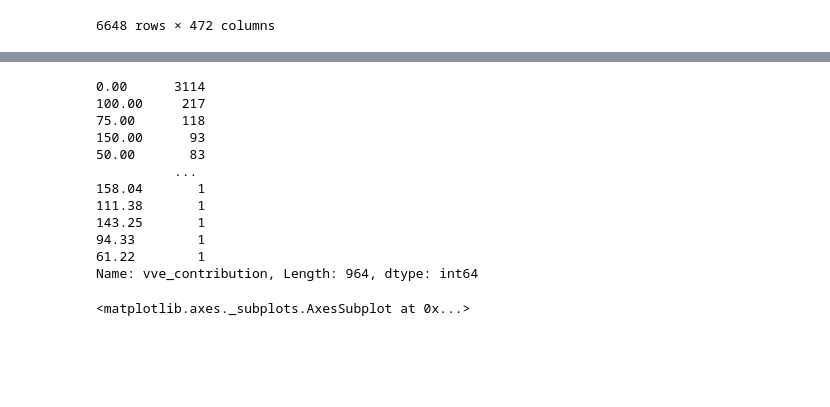
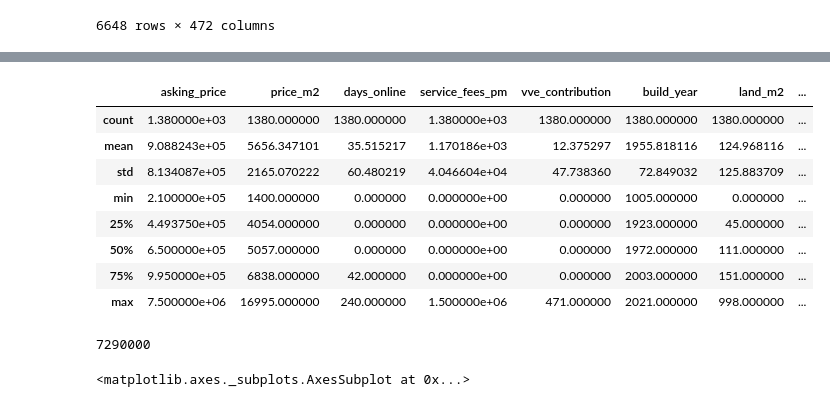
Before and after one commit to therinz/dutch-housing, a Jupyter notebook: notebooks/explore_data.ipynb, the cells around one changed output, grey strips where cells are left out. Saved outputs shown, nothing was run; the diff lists cells and outputs as text; code cells hidden in the pictures; blank space fills up the shorter version.

```diff
--- a/notebooks/explore_data.ipynb
+++ b/notebooks/explore_data.ipynb
@@ -142,13 +142,3 @@ a
 | 8045 | Wijsmullerstraat 34, 1058 JK, Ams... | 425000 | 7456 | 0.0 | 0 | 102.22 | 0 | ... |
 | 8047 | Borneostraat 10, 1094 CJ, Amsterdam | 400000 | 7547 | 0.0 | 0 | 37.00 | 0 | ... |
 6648 rows × 472 columns
-# %%
-h = df[~df[apartments].apply(any, axis=1)].copy()
-#h_drop = ["apartment_level"]
-
-print(h.shape)
-a = a.drop(a[(a["property_m3"] < 10)
-             | (a["property_m3"] > 0)].index)
-#h.loc[h["num_bathrooms"] == 0, "num_bathrooms"] = 1
-print(h.shape)
-h[num_cols].describe()
@@ -186,16 +145,19 @@ o[(np.abs(stats.zscore(o)) < 3).all(axis=1)]
-# %%
-o.vve_contribution.value_counts()
-# %% [output]
-0.00      3114
-100.00     217
-75.00      118
-150.00      93
-50.00       83
-          ...
-158.04       1
-111.38       1
-143.25       1
-94.33        1
-61.22        1
-Name: vve_contribution, Length: 964, dtype: int64
+# %%
+h_drop = ["apartment_level"]
+
+h[["asking_price"]+num_cols].describe()
+# %% [output]
+|  | asking_price | price_m2 | days_online | service_fees_pm | vve_contribution | build_year | land_m2 | ... |
+| count | 1.380000e+03 | 1380.000000 | 1380.000000 | 1.380000e+03 | 1380.000000 | 1380.000000 | 1380.000000 | ... |
+| mean | 9.088243e+05 | 5656.347101 | 35.515217 | 1.170186e+03 | 12.375297 | 1955.818116 | 124.968116 | ... |
+| std | 8.134087e+05 | 2165.070222 | 60.480219 | 4.046604e+04 | 47.738360 | 72.849032 | 125.883709 | ... |
+| min | 2.100000e+05 | 1400.000000 | 0.000000 | 0.000000e+00 | 0.000000 | 1005.000000 | 0.000000 | ... |
+| 25% | 4.493750e+05 | 4054.000000 | 0.000000 | 0.000000e+00 | 0.000000 | 1923.000000 | 45.000000 | ... |
+| 50% | 6.500000e+05 | 5057.000000 | 0.000000 | 0.000000e+00 | 0.000000 | 1972.000000 | 111.000000 | ... |
+| 75% | 9.950000e+05 | 6838.000000 | 42.000000 | 0.000000e+00 | 0.000000 | 2003.000000 | 151.000000 | ... |
+| max | 7.500000e+06 | 16995.000000 | 240.000000 | 1.500000e+06 | 471.000000 | 2021.000000 | 998.000000 | ... |
+# %%
+h["asking_price"].max()-h["asking_price"].min()
+# %% [output]
+7290000
 # %%
```
Also changed, not shown: parts of 10 cells of this notebook, 2 other files.
